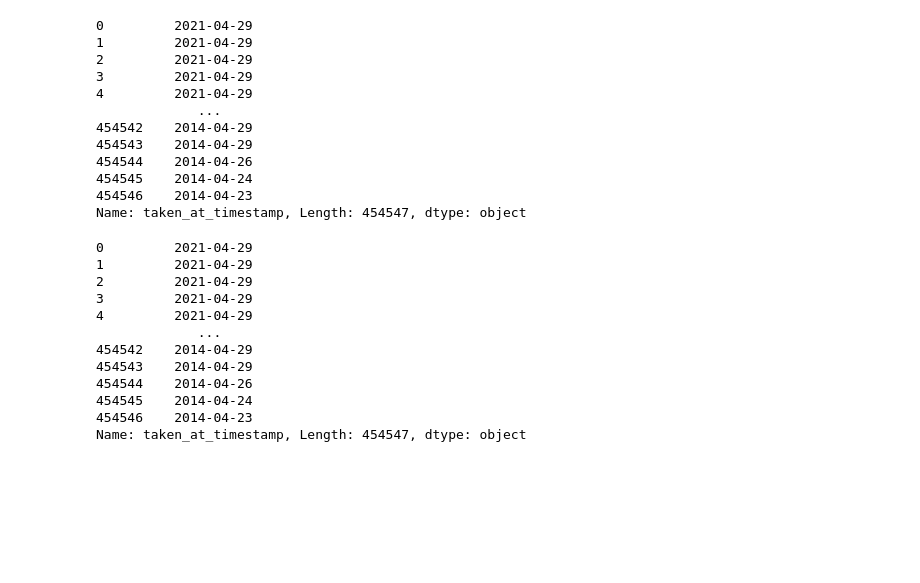
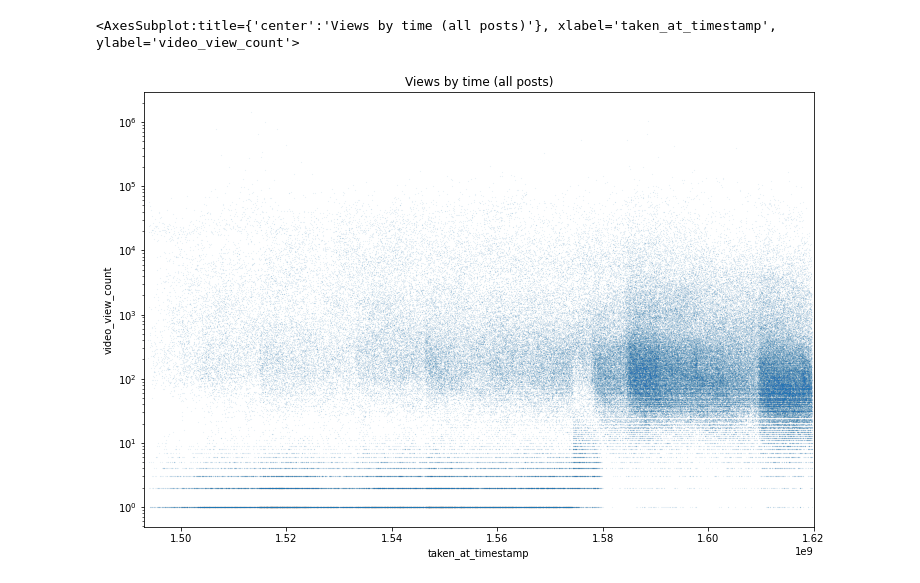
Before and after one commit to bits4waves/100daysofpractice-dataset, a Jupyter notebook: hexbin.ipynb, the cells around one changed output. Saved outputs shown, nothing was run; the diff lists cells and outputs as text; code cells hidden in the pictures; blank space fills up the shorter version.

```diff
--- a/hexbin.ipynb
+++ b/hexbin.ipynb
@@ -76,32 +21,13 @@ Name: taken_at_timestamp, Length: 454547, dtype: datetime64[ns]
-# %%
-pd.to_datetime(posts.taken_at_timestamp, unit='s').dt.date
-# %% [output]
-0         2021-04-29
-1         2021-04-29
-2         2021-04-29
-3         2021-04-29
-4         2021-04-29
-             ...
-454542    2014-04-29
-454543    2014-04-29
-454544    2014-04-26
-454545    2014-04-24
-454546    2014-04-23
-Name: taken_at_timestamp, Length: 454547, dtype: object
 # %%
 posts['post_date'] = pd.to_datetime(posts.taken_at_timestamp, unit='s').dt.date
-# %%
-posts.post_date
-# %% [output]
-0         2021-04-29
-1         2021-04-29
-2         2021-04-29
-3         2021-04-29
-4         2021-04-29
-             ...
-454542    2014-04-29
-454543    2014-04-29
-454544    2014-04-26
-454545    2014-04-24
-454546    2014-04-23
-Name: taken_at_timestamp, Length: 454547, dtype: object
+# %%
+posts.plot.scatter(title='Views by time (all posts)',
+                   x='taken_at_timestamp',
+                   y='video_view_count',
+                   xlim=(1.493e9, 1.62e9),
+                   logy=True,
+                   s=1e-3,
+                   figsize=(12, 8))
+# %% [output]
+<AxesSubplot:title={'center':'Views by time (all posts)'}, xlabel='taken_at_timestamp', ylabel='video_view_count'>
+[figure, added]
```
Also changed, not shown: parts of 20 cells of this notebook.
